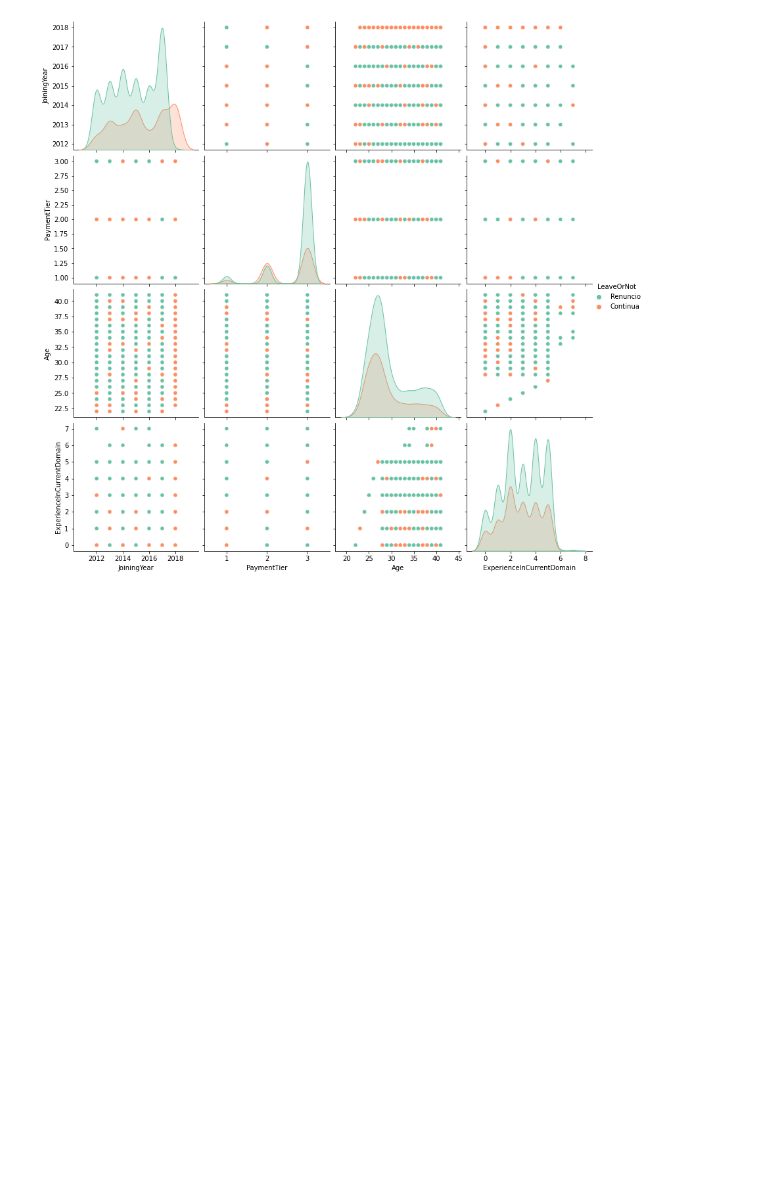
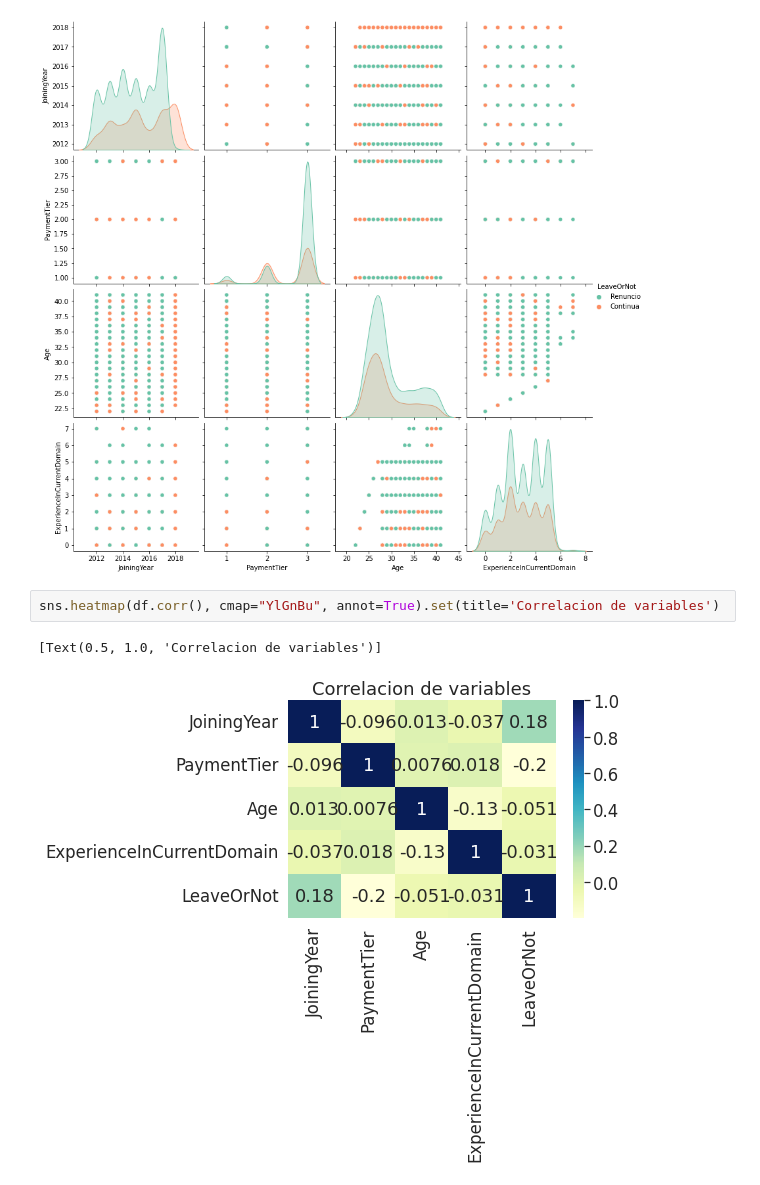
Before and after one commit to edx04/data-science, a Jupyter notebook: IdeaArellanoMultivariado.ipynb, the cells around one changed output. Saved outputs shown, nothing was run; the diff lists cells and outputs as text; blank space fills up the shorter version.

```diff
--- a/IdeaArellanoMultivariado.ipynb
+++ b/IdeaArellanoMultivariado.ipynb
@@ -39,3 +45,8 @@ for t, l in zip(p._legend.texts, new_labels):
     t.set_text(l)
 # %% [output]
 [figure]
+# %%
+sns.heatmap(df.corr(), cmap="YlGnBu", annot=True).set(title='Correlacion de variables')
+# %% [output]
+[Text(0.5, 1.0, 'Correlacion de variables')]
+[figure, added]
```
Also changed, not shown: parts of 1 cell of this notebook.
